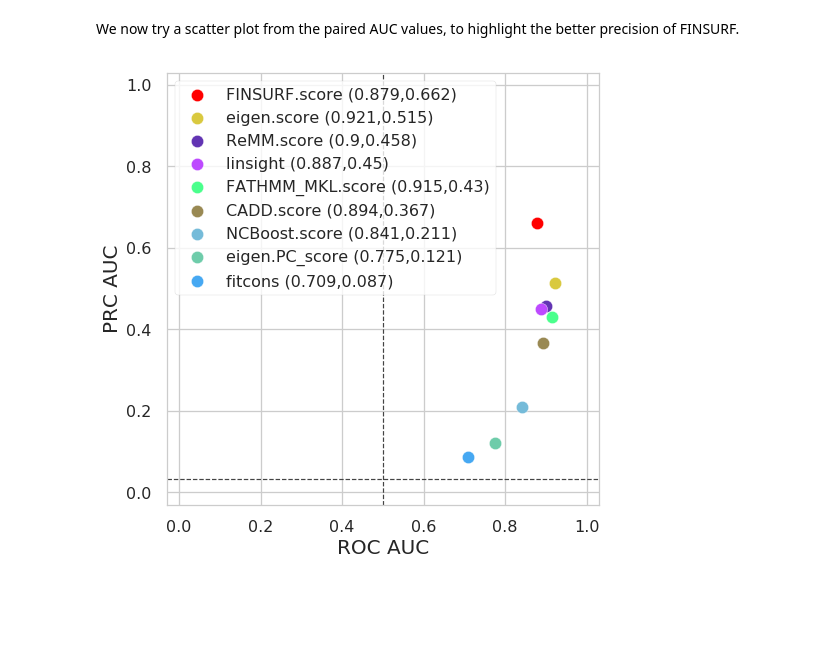
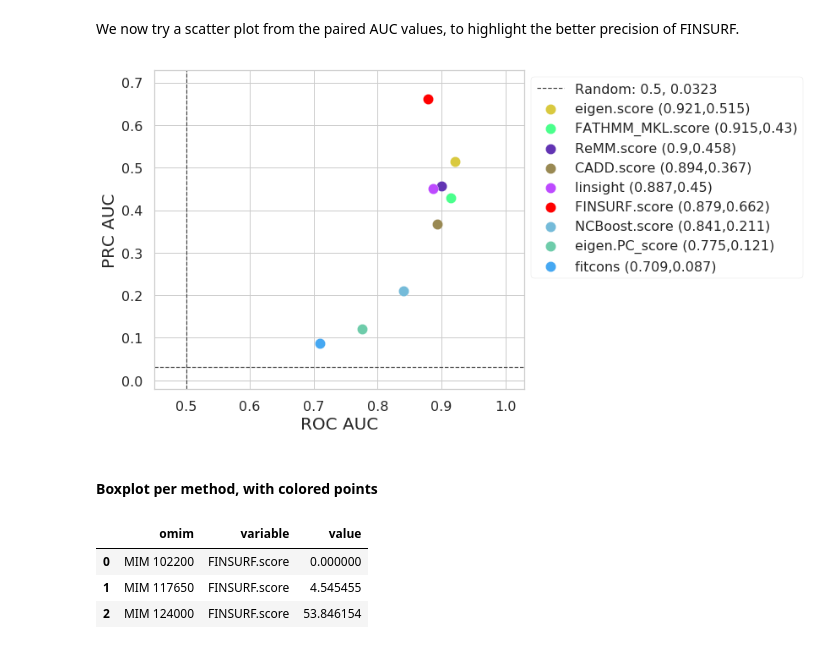
Before and after one commit to DyogenIBENS/FINSURF, a Jupyter notebook: notebooks_train/non-HGMD-Genomizer_ranks_diseases_visualization.ipynb, the cells around one changed output. Cells and saved outputs as stored; diff of their text form; code cells hidden in the pictures; blank space fills up the shorter version.

```diff
--- a/notebooks_train/non-HGMD-Genomizer_ranks_diseases_visualization.ipynb
+++ b/notebooks_train/non-HGMD-Genomizer_ranks_diseases_visualization.ipynb
@@ -951,8 +952,17 @@ disease_association_categories = ["enhancer_target","bestBiotype","bestBiotype+e
+# %%
+# Those annotations correspond to an association of the variant to the gene of interest
+# either by being located in the gene, or in a regulatory annotation.
+disease_association_categories = ["enhancer_target","bestBiotype",
+                                  "bestBiotype+enhancer_selfTarget",
+                                  "notBestBiotype",
+                                  "notBestBiotype+enhancer_selfTarget"]
 # %%
 results_alt_scores = {}
 results_proportions_higher = {}
 MISSING_GENOMIZER_SCORE = {}
 DROPPED_OMIMs = []
+
+ctrl_dropped = {}
 
 
 for omim_id in processed_tables_variants.keys():
@@ -997,6 +1007,10 @@ for omim_id in processed_tables_variants.keys():
     # We check if any of the control variants are missing a score in any method.
     # Here we do not stop unless there is no control any more...
     ctrl_missing_any_score = sub_tbl_ctrl.loc[:,score_columns].isnull().any(axis=1)
+
+    # Store information on missing variants over total of variants in the regulatory region.
+    ctrl_missing[omim_id] = (ctrl_missing_any_score.sum(),sub_tbl_ctrl.shape[0])
+
     print("Total controls in disease regions : {:,}".format(sub_tbl_ctrl.shape[0]))
     print("\tof which {:,} are missing one of the scores (thus dropped)".format(ctrl_missing_any_score.sum()))
     if ctrl_missing_any_score.all():
@@ -1564,41 +1413,17 @@ plot_comparison_rocsAndPRCs(models_comp_rocs,
 # %% [markdown]
 We now try a scatter plot from the paired AUC values, to highlight the better precision of FINSURF.
-# %%
-fig = plt.figure(figsize=(7.3,7.3))
-ax1 = fig.add_subplot(1,1,1)
-
-# we can set the lims prior to plotting points.
-ax1.set_xlim(-0.03, 1.03)
-ax1.set_ylim(-0.03, 1.03)
-
-ax1.set_xlabel("ROC AUC")
-ax1.set_ylabel("PRC AUC")
-
-for model in [it[0] for it in sorted(models_comp_prc_aucs.items(), key=lambda item : item[1], reverse=True)]:
-    ax1.scatter(models_comp_roc_aucs[model],
-                models_comp_prc_aucs[model],
-                color=score_to_color[model],
-                edgecolors="#FFFFFF",
-                s=150,
-                label=f"{model} ({models_comp_roc_aucs[model]:.3},{models_comp_prc_aucs[model]:.3})"
-               )
-
-# Let's add the horizontal and vertical lines for a random model
-# (0.5 for ROC, proportion of positive for PRC)
-ax1.axvline(0.5,
-            color="#444444",
-            linestyle="--",
-            linewidth=1.2)
-
-ax1.axhline(y_true.sum()/y_true.shape[0],
-            color="#444444",
-            linestyle="--",
-            linewidth=1.2)
-
-
-ax1.legend()
-
-ax1.set_aspect("equal")
-plt.show()
-# %% [output]
-[figure, removed]
+# %%
+path_figure = "./2021-01-27_genomizer-platinum_compared-models_AUC-scatterplot.svg"
+model_comparison_lib.scatterplot_aucs(models_comp_prc_aucs, models_comp_roc_aucs,
+                                     score_to_color,
+                                      y_true=y_true,
+                                      sort_by='roc',
+                                     full_range_roc=False,
+                                     full_range_prc=False,
+                                     show_plot=True,
+                                     savefig_file=None
+                                     )
+# %% [output]
+[figure, added]
+# %% [markdown]
+#### Boxplot per method, with colored points
@@ -1604,0 +1433,7 @@ plt.show()
+# %%
+tmp_boxplot_table.head(3)
+# %% [output]
+|  | omim | variable | value |
+| 0 | MIM 102200 | FINSURF.score | 0.000000 |
+| 1 | MIM 117650 | FINSURF.score | 4.545455 |
+| 2 | MIM 124000 | FINSURF.score | 53.846154 |
```
Also changed, not shown: parts of 19 cells of this notebook.
